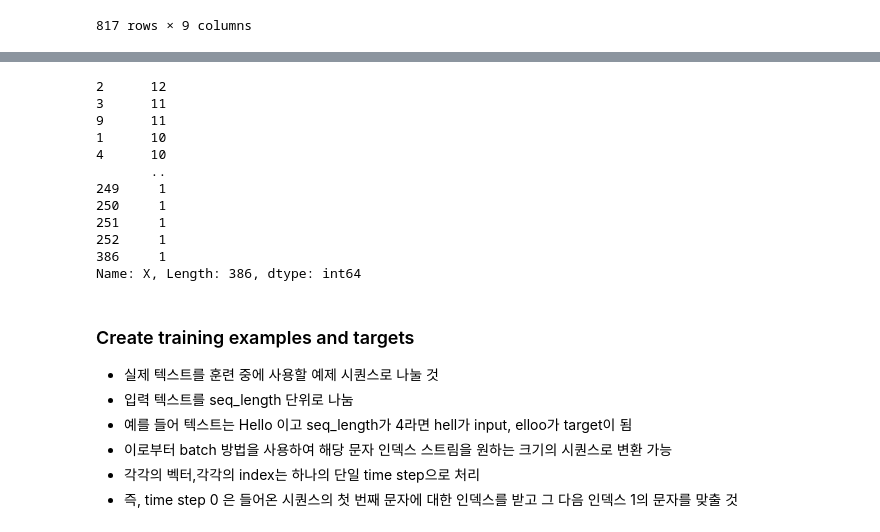
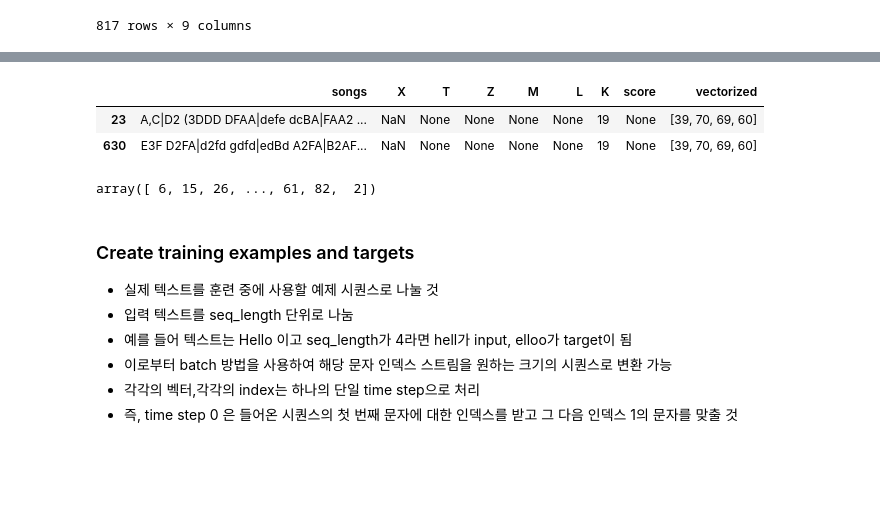
Before and after one commit to iDolphin99/introtodeeplearning, a Jupyter notebook: 2021/lab1/Part2_Music_Generation_EDA_Preprocessing.ipynb, the cells around one changed output, grey strips where cells are left out. Saved outputs shown, nothing was run; the diff lists cells and outputs as text; code cells hidden in the pictures; blank space fills up the shorter version.

```diff
--- a/2021/lab1/Part2_Music_Generation_EDA_Preprocessing.ipynb
+++ b/2021/lab1/Part2_Music_Generation_EDA_Preprocessing.ipynb
@@ -262,18 +272,19 @@ Name: K, dtype: int64
-# %%
-input_data["X"].value_counts()
-# %% [output]
-2      12
-3      11
-9      11
-1      10
-4      10
-       ..
-249     1
-250     1
-251     1
-252     1
-386     1
-Name: X, Length: 386, dtype: int64
+# %%
+input_data[input_data["L"].isna()]
+# %% [output]
+|  | songs | X | T | Z | M | L | K | score | vectorized |
+| 23 | A,C|D2 (3DDD DFAA|defe dcBA|FAA2 ... | NaN | None | None | None | None | 19 | None | [39, 70, 69, 60] |
+| 630 | E3F D2FA|d2fd gdfd|edBd A2FA|B2AF... | NaN | None | None | None | None | 19 | None | [39, 70, 69, 60] |
+# %%
+vectorized_songs = []
+
+for i in range(817) :
+    vectorized_songs += input_data["vectorized"][i]
+
+vectorized_songs = np.array(vectorized_songs)
+vectorized_songs
+# %% [output]
+array([ 6, 15, 26, ..., 61, 82,  2])
 # %% [markdown]
 ### Create training examples and targets
 
```
Also changed, not shown: parts of 19 cells of this notebook, 6 other files.
